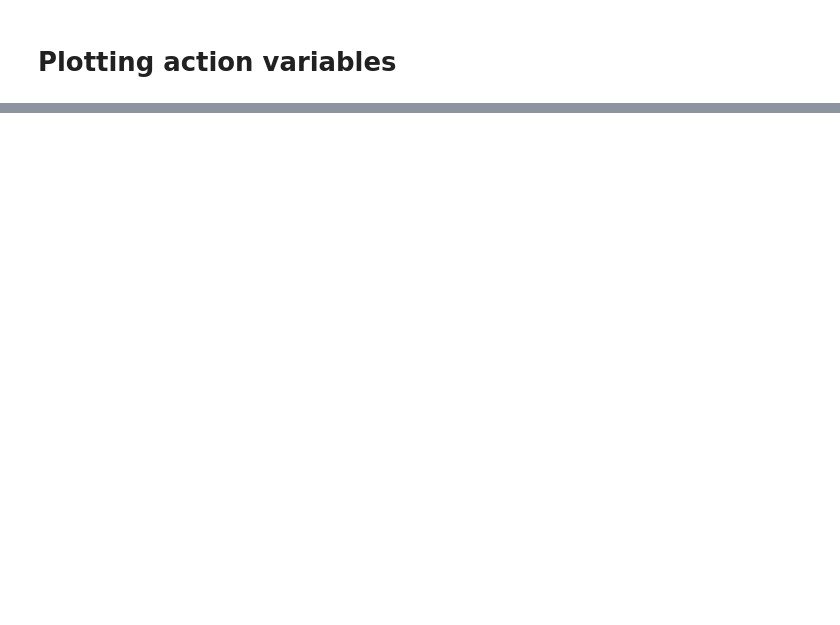
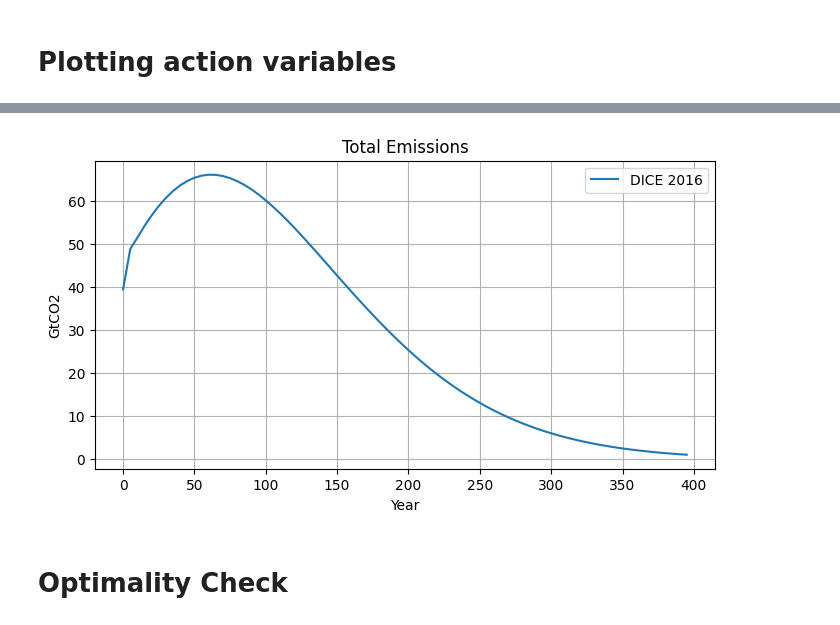
Before and after one commit to hermanvest/DNN-for-ACE, a Jupyter notebook: plotting/thesis_results.ipynb, the cells around one changed output, grey strips where cells are left out. Drawn from its saved outputs; the diff is of its cells as text; code cells hidden in the pictures; blank space fills up the shorter version.

```diff
--- a/plotting/thesis_results.ipynb
+++ b/plotting/thesis_results.ipynb
@@ -80,0 +141,31 @@ else:
+# %%
+# Plotting emissions
+if not len(df2016['E_t']) >= num_time_steps:
+    raise ValueError(errorstr)
+
+# Deriving emissions for ACEDICE 2016
+emissions = []
+for t in range(num_time_steps):
+    k_t = tf.convert_to_tensor(df2016["k_t"][t], dtype=tf.float32)
+    E_t_BAU = env2016.equations_of_motion.E_t_BAU(t, k_t)
+    E_t_raw = tf.convert_to_tensor(df2016["E_t"][t], dtype=tf.float32)
+    E_t = custom_sigmoid(E_t_raw, E_t_BAU).numpy()
+
+    total_E_t = E_t + env2016.equations_of_motion.E_t_EXO[t].numpy()
+    emissions.append(total_E_t)
+
+emissions = np.array(emissions)
+
+# Plotting
+plt.figure(figsize=(8, 4))
+plt.plot(year_labels, emissions, label='DICE 2016')
+plt.title('Total Emissions')
+plt.xlabel('Year')
+plt.ylabel('GtCO2')
+plt.legend()
+plt.grid(True)
+plt.show()
+# %% [output]
+[figure, added]
+# %% [markdown]
+# Optimality Check
```
Also changed, not shown: parts of 20 cells of this notebook, 54 other files.
